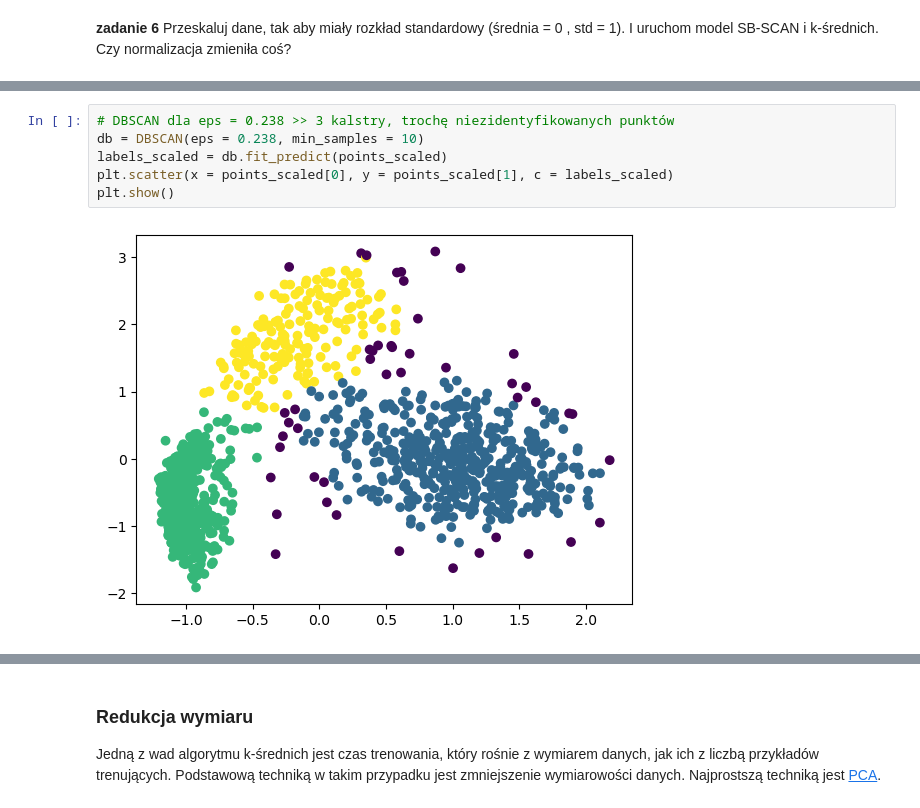
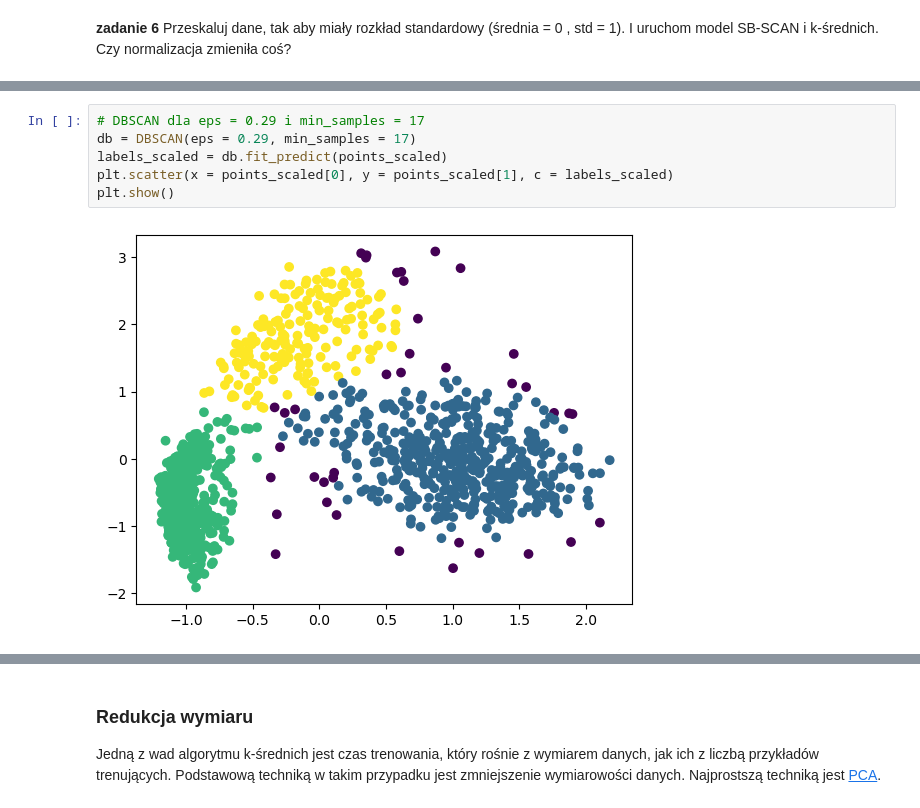
Before and after one commit to aradzikbys/UAM_python, a Jupyter notebook: zadanie_domowe_sklearn/homework.ipynb, the cells around one changed output, grey strips where cells are left out. Saved outputs shown, nothing was run; the diff lists cells and outputs as text.

```diff
--- a/zadanie_domowe_sklearn/homework.ipynb
+++ b/zadanie_domowe_sklearn/homework.ipynb
@@ -186,11 +246,11 @@ plt.show()
 # %%
-# DBSCAN dla eps = 0.238 >> 3 kalstry, trochę niezidentyfikowanych punktów
-db = DBSCAN(eps = 0.238, min_samples = 10)
+# DBSCAN dla eps = 0.29 i min_samples = 17
+db = DBSCAN(eps = 0.29, min_samples = 17)
 labels_scaled = db.fit_predict(points_scaled)
 plt.scatter(x = points_scaled[0], y = points_scaled[1], c = labels_scaled)
 plt.show()
 # %% [output]
-[figure, old version]
+[figure, new version]
 # %%
 # k-means dla przeskalowanych danych
 kmeans3 = KMeans(n_clusters = 3)
```
Also changed, not shown: parts of 45 cells of this notebook.
